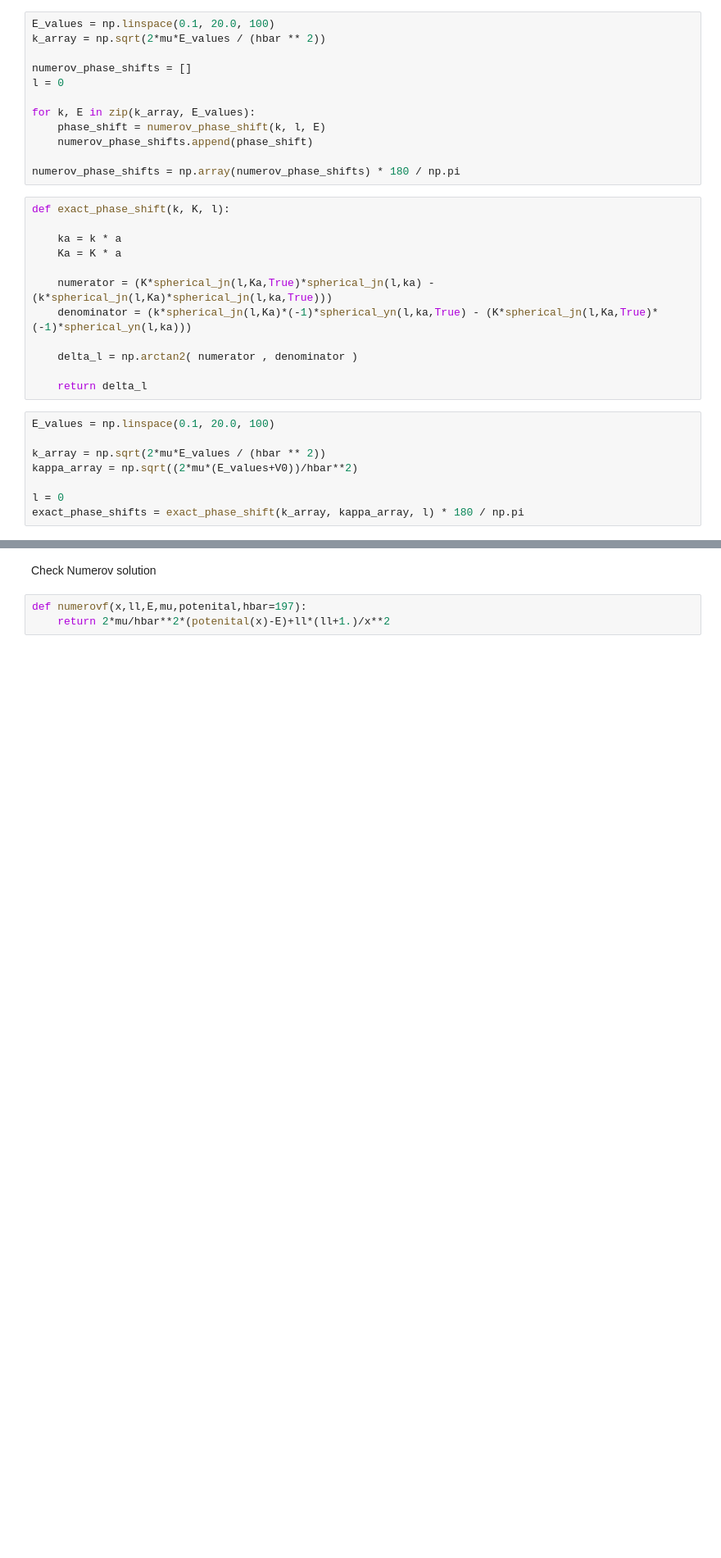
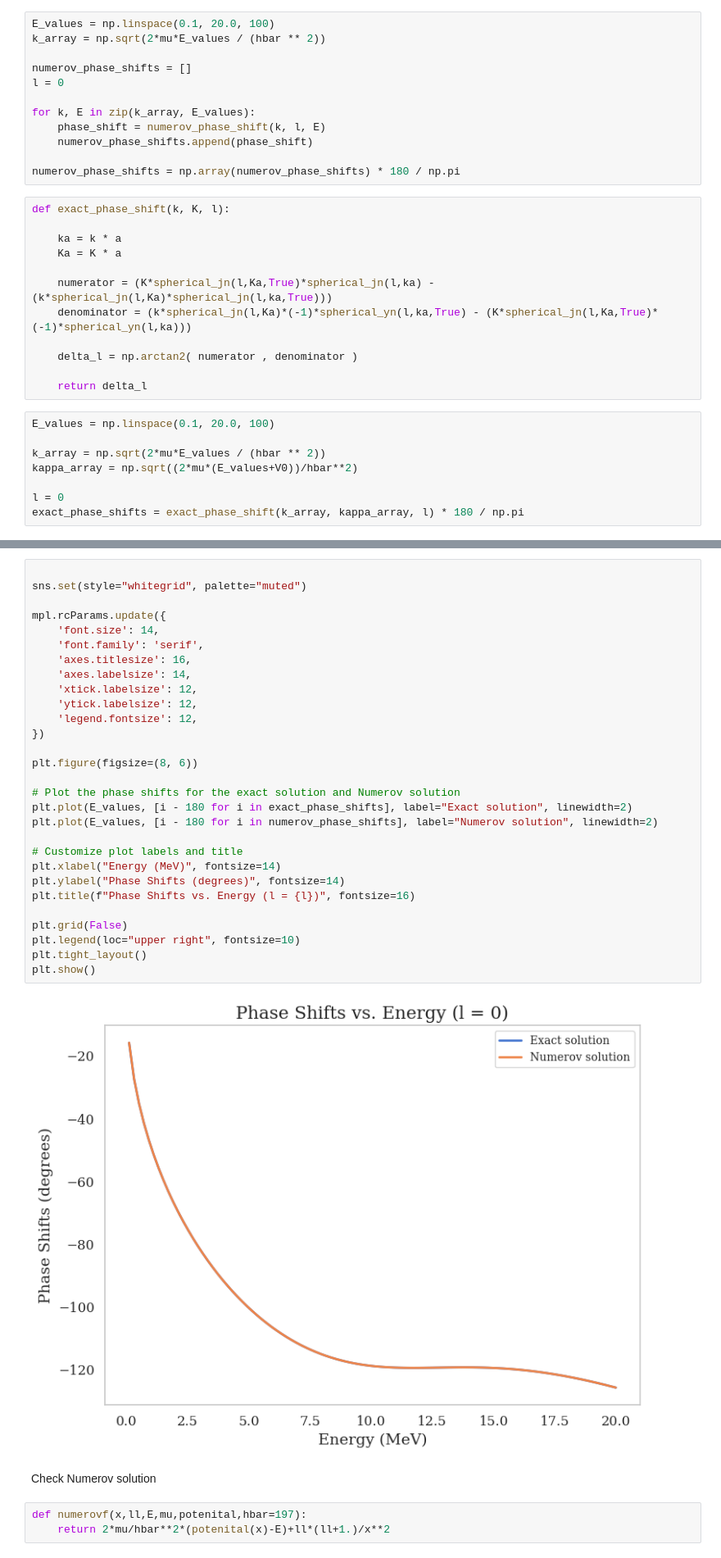
Before and after one commit to LydiaMaz/Scattering-Calculations, a Jupyter notebook: SquareWell_Numerov.ipynb, the cells around one changed output, grey strips where cells are left out. Shown at 82% size. Saved outputs shown, nothing was run; the diff lists cells and outputs as text; blank space fills up the shorter version.

```diff
--- a/SquareWell_Numerov.ipynb
+++ b/SquareWell_Numerov.ipynb
@@ -108,3 +123,34 @@ plt.show()
+# %%
+
+sns.set(style="whitegrid", palette="muted")
+
+mpl.rcParams.update({
+    'font.size': 14,
+    'font.family': 'serif',
+    'axes.titlesize': 16,
+    'axes.labelsize': 14,
+    'xtick.labelsize': 12,
+    'ytick.labelsize': 12,
+    'legend.fontsize': 12,
+})
+
+plt.figure(figsize=(8, 6))
+
+# Plot the phase shifts for the exact solution and Numerov solution
+plt.plot(E_values, [i - 180 for i in exact_phase_shifts], label="Exact solution", linewidth=2)
+plt.plot(E_values, [i - 180 for i in numerov_phase_shifts], label="Numerov solution", linewidth=2)
+
+# Customize plot labels and title
+plt.xlabel("Energy (MeV)", fontsize=14)
+plt.ylabel("Phase Shifts (degrees)", fontsize=14)
+plt.title(f"Phase Shifts vs. Energy (l = {l})", fontsize=16)
+
+plt.grid(False)
+plt.legend(loc="upper right", fontsize=10)
+plt.tight_layout()
+plt.show()
+# %% [output]
+[figure, added]
 # %% [markdown]
 Check Numerov solution
 # %%
```
Also changed, not shown: parts of 11 cells of this notebook.
